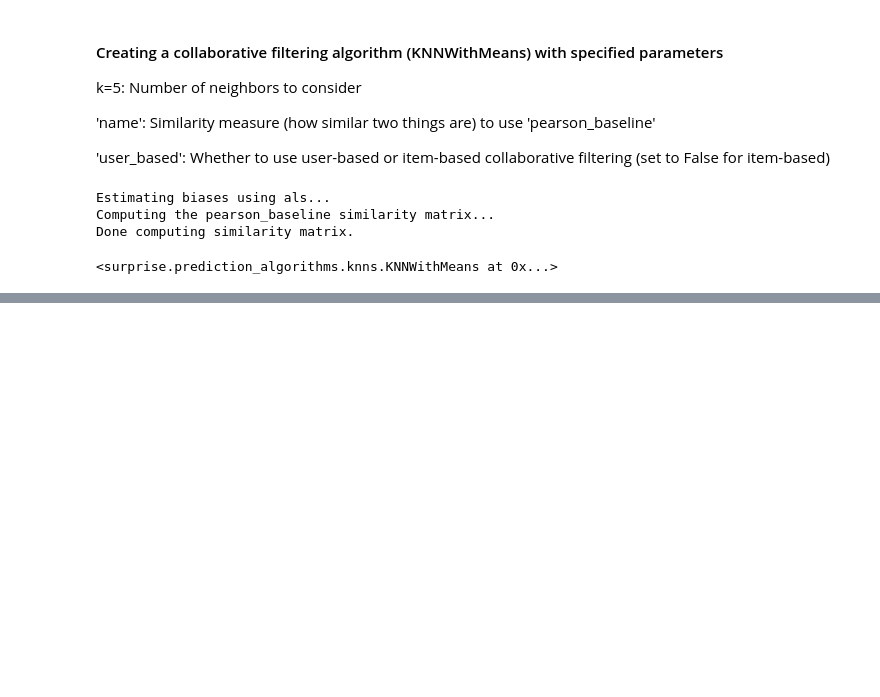
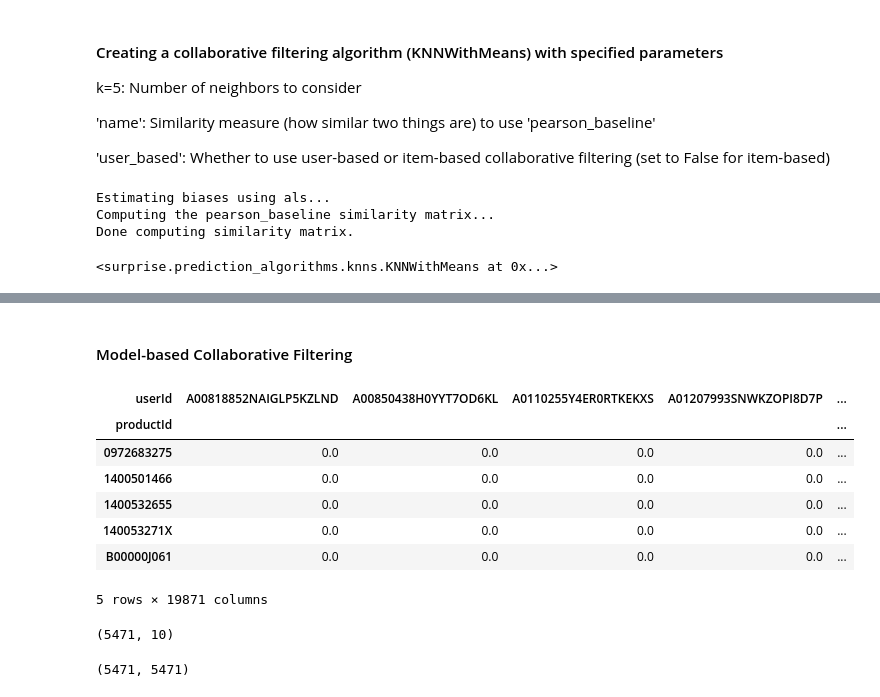
Before and after one commit to KavithFernando/UnityMart-Community-Driven-Group-Purchasing-Platform, a Jupyter notebook: Recommendation System Python/Recommendation_System_Python.ipynb, the cells around one changed output, grey strips where cells are left out. Drawn from its saved outputs; the diff is of its cells as text; code cells hidden in the pictures; blank space fills up the shorter version.

```diff
--- a/Recommendation System Python/Recommendation_System_Python.ipynb
+++ b/Recommendation System Python/Recommendation_System_Python.ipynb
@@ -334,0 +338,32 @@ accuracy.rmse(test_pred ,verbose=True)
+# %% [markdown]
+#### Model-based Collaborative Filtering
+# %%
+# Create smaller dataframe with 20000 random samples from 'data'
+data2 = data.sample(20000)
+
+# Create pivot table from the data2 DataFrame
+ratings_matrix = data2.pivot_table(values='rating', index='productId', columns='userId', fill_value=0)
+ratings_matrix.head()
+# %% [output]
+| userId | A00818852NAIGLP5KZLND | A00850438H0YYT7OD6KL | A0110255Y4ER0RTKEKXS | A01207993SNWKZOPI8D7P | ... |
+| productId |  |  |  |  | ... |
+| 0972683275 | 0.0 | 0.0 | 0.0 | 0.0 | ... |
+| 1400501466 | 0.0 | 0.0 | 0.0 | 0.0 | ... |
+| 1400532655 | 0.0 | 0.0 | 0.0 | 0.0 | ... |
+| 140053271X | 0.0 | 0.0 | 0.0 | 0.0 | ... |
+| B00000J061 | 0.0 | 0.0 | 0.0 | 0.0 | ... |
+5 rows × 19871 columns
+# %%
+# Decompose ratings matrix using Truncated Singular Value Decomposition (SVD)
+from sklearn.decomposition import TruncatedSVD
+SVD = TruncatedSVD(n_components=10)
+decomposed_matrix = SVD.fit_transform(ratings_matrix)
+decomposed_matrix.shape
+# %% [output]
+(5471, 10)
+# %%
+# Calculate the correlation matrix
+correlation_matrix = np.corrcoef(decomposed_matrix)
+correlation_matrix.shape
+# %% [output]
+(5471, 5471)
```
Also changed, not shown: parts of 27 cells of this notebook.
